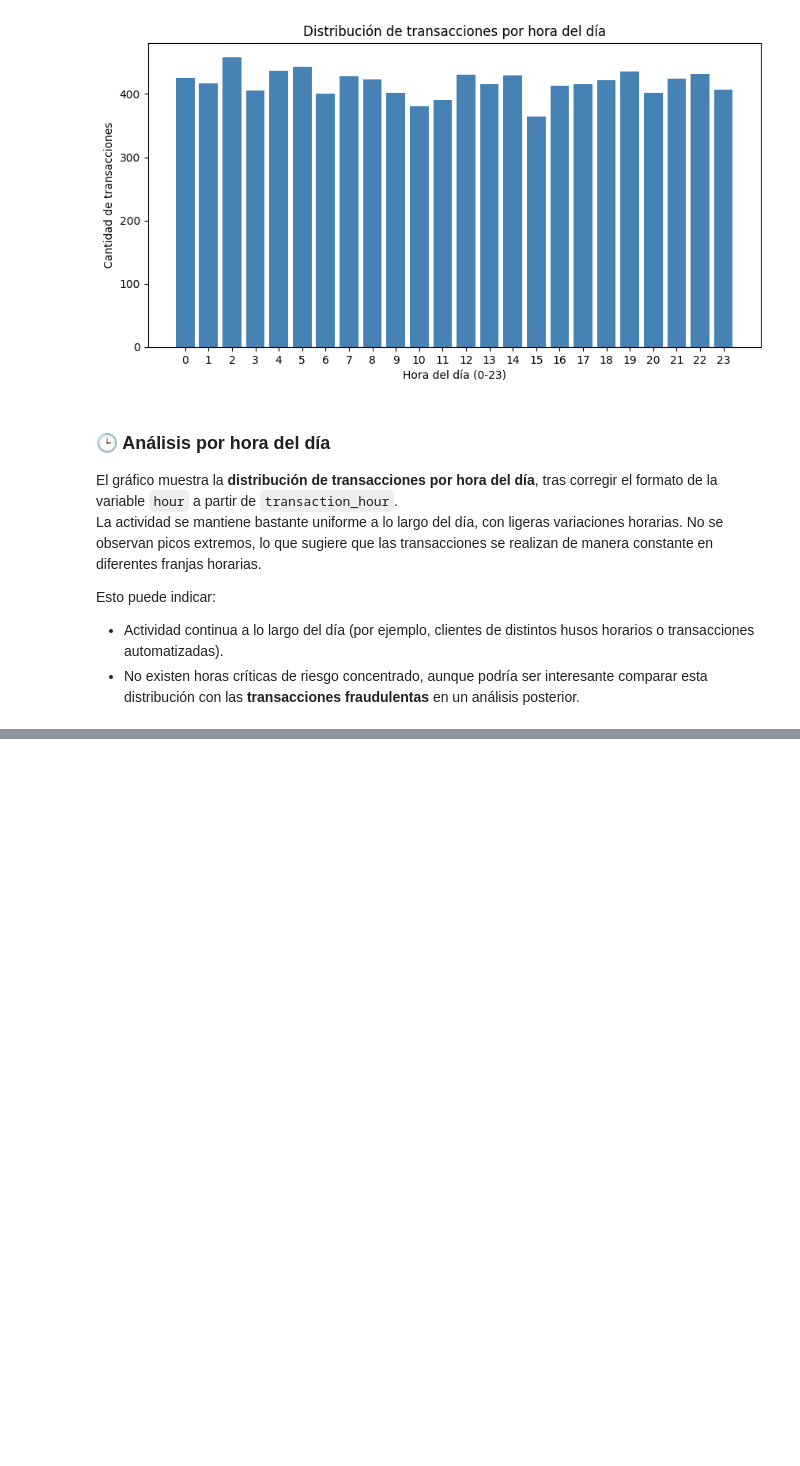
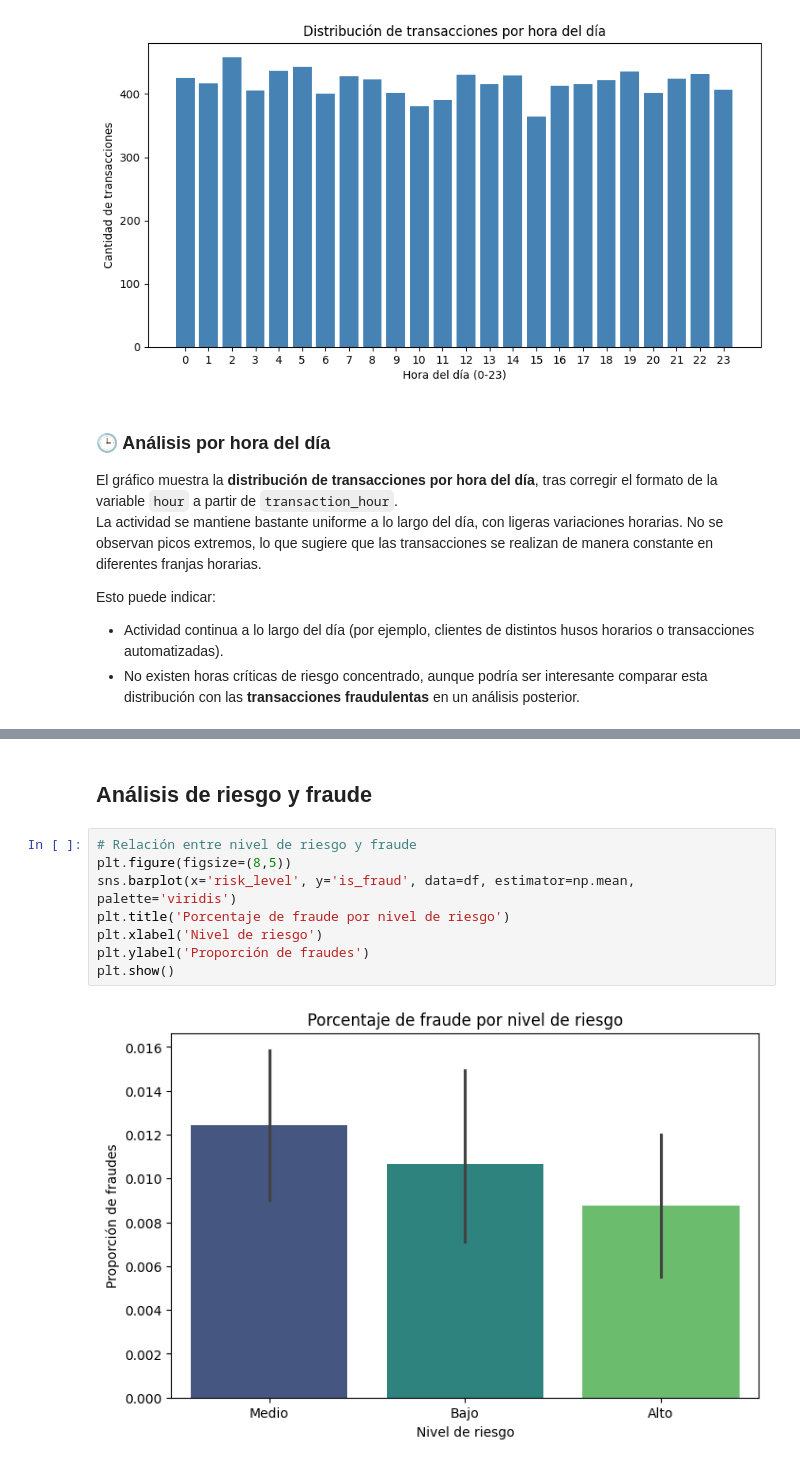
Before and after one commit to PatriciaMerinero/Proyecto_Final_Data_Analytics, a Jupyter notebook: NOTEBOOKS/03_EDA_ANALISIS_DESCRIPTIVO.ipynb, the cells around one changed output, grey strips where cells are left out. Cells and saved outputs as stored; diff of their text form; blank space fills up the shorter version.

```diff
--- a/NOTEBOOKS/03_EDA_ANALISIS_DESCRIPTIVO.ipynb
+++ b/NOTEBOOKS/03_EDA_ANALISIS_DESCRIPTIVO.ipynb
@@ -460,0 +494,12 @@ No se identifican relaciones lineales fuertes entre las variables numéricas pri
+# %% [markdown]
+## Análisis de riesgo y fraude
+# %%
+# Relación entre nivel de riesgo y fraude
+plt.figure(figsize=(8,5))
+sns.barplot(x='risk_level', y='is_fraud', data=df, estimator=np.mean, palette='viridis')
+plt.title('Porcentaje de fraude por nivel de riesgo')
+plt.xlabel('Nivel de riesgo')
+plt.ylabel('Proporción de fraudes')
+plt.show()
+# %% [output]
+[figure, added]
```
Also changed, not shown: parts of 11 cells of this notebook.
